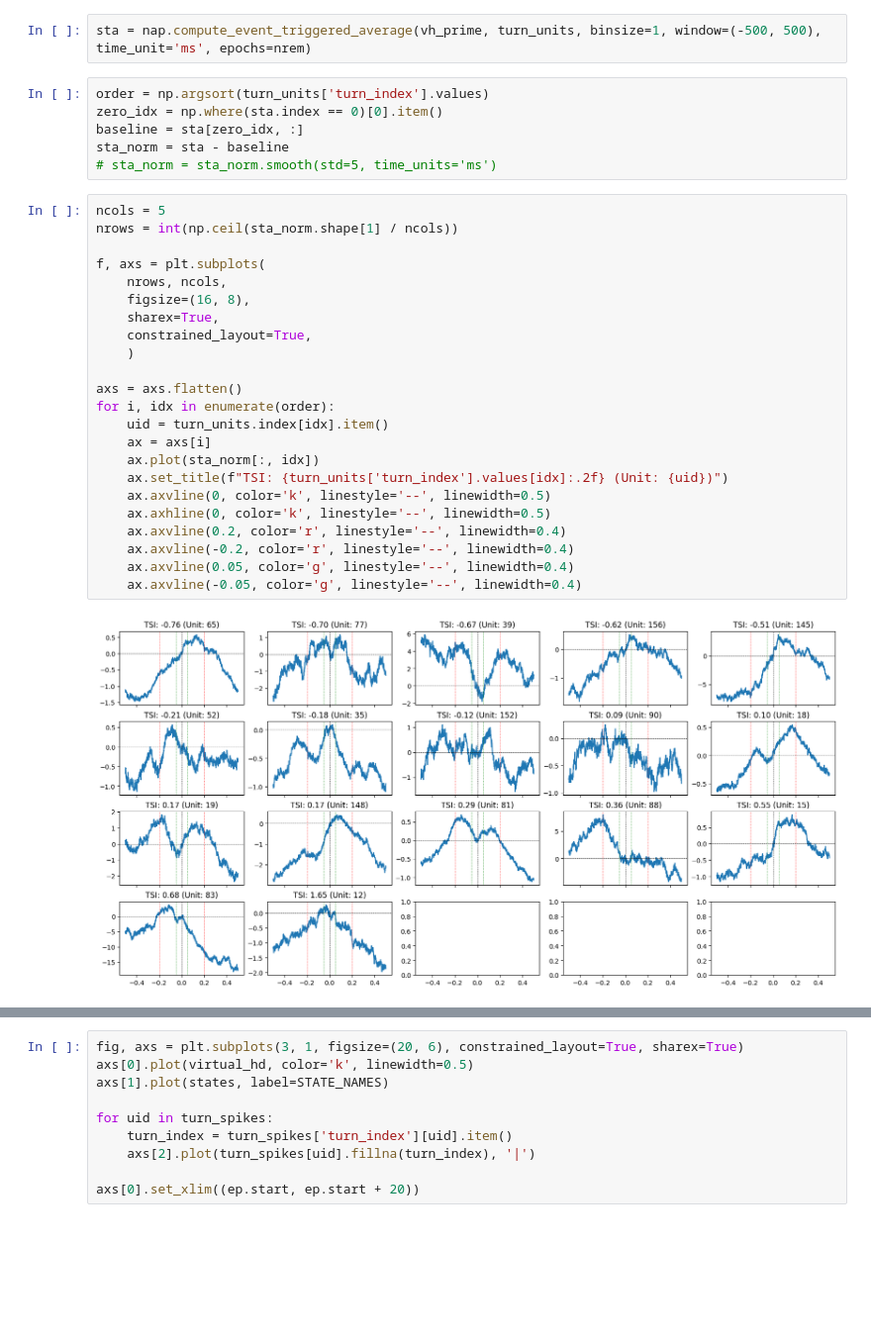
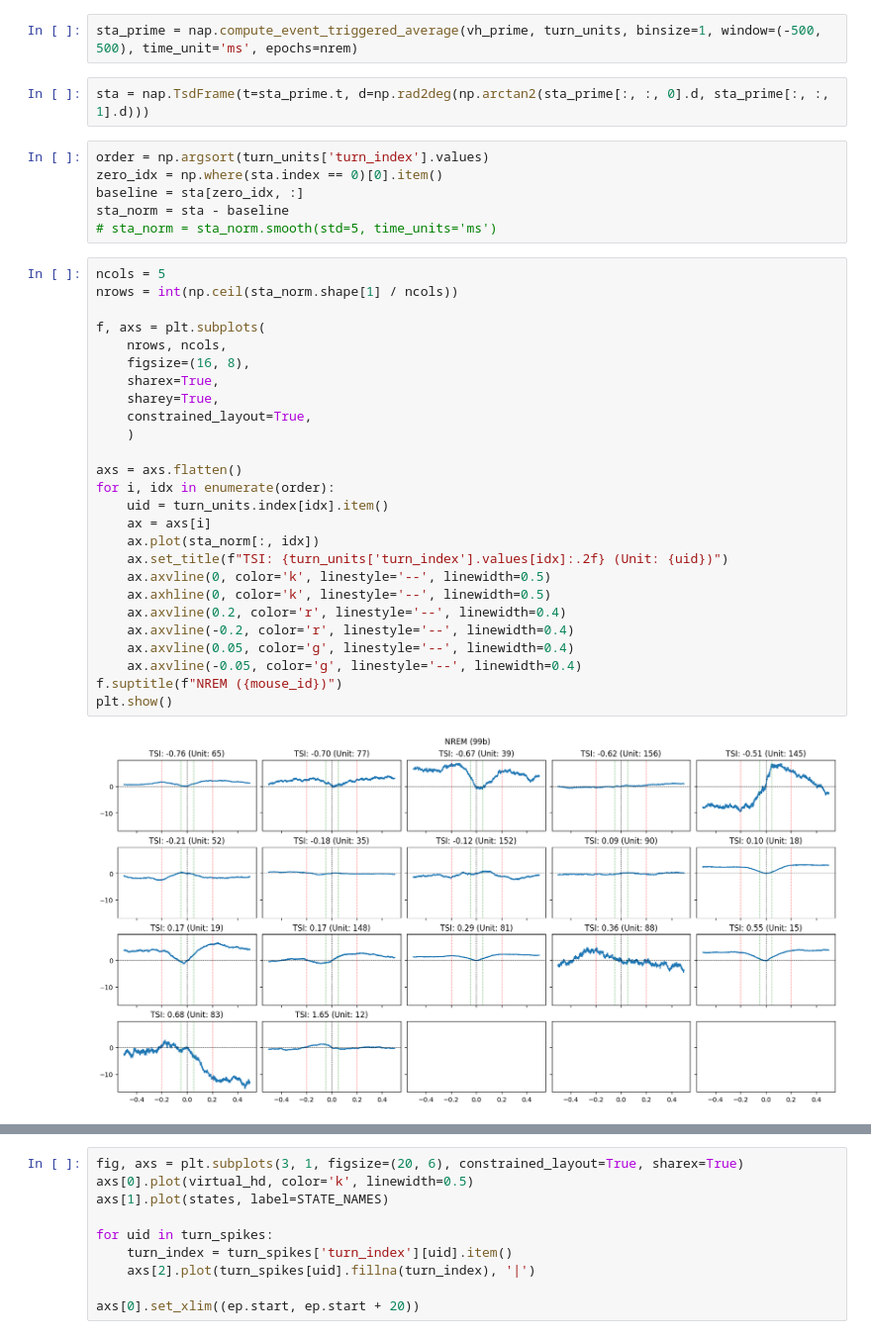
Before and after one commit to Senzai-Lab/nrem_analysis, a Jupyter notebook: notebooks/dual_recordings/sta.ipynb, the cells around one changed output, grey strips where cells are left out. Shown at 99% size. Cells and saved outputs as stored; diff of their text form; blank space fills up the shorter version.

```diff
--- a/notebooks/dual_recordings/sta.ipynb
+++ b/notebooks/dual_recordings/sta.ipynb
@@ -53,7 +53,9 @@ Time (s)       sin_hd     cos_hd
 40887.9995  -0.930441   0.366441
 dtype: float64, shape: (11796000, 2)
 # %%
-sta = nap.compute_event_triggered_average(vh_prime, turn_units, binsize=1, window=(-500, 500), time_unit='ms', epochs=nrem)
+sta_prime = nap.compute_event_triggered_average(vh_prime, turn_units, binsize=1, window=(-500, 500), time_unit='ms', epochs=nrem)
+# %%
+sta = nap.TsdFrame(t=sta_prime.t, d=np.rad2deg(np.arctan2(sta_prime[:, :, 0].d, sta_prime[:, :, 1].d)))
 # %%
 order = np.argsort(turn_units['turn_index'].values)
 zero_idx = np.where(sta.index == 0)[0].item()
@@ -63,25 +65,28 @@ sta_norm = sta - baseline
 # %%
 ncols = 5
 nrows = int(np.ceil(sta_norm.shape[1] / ncols))
 
 f, axs = plt.subplots(
     nrows, ncols,
     figsize=(16, 8),
     sharex=True,
+    sharey=True,
     constrained_layout=True,
     )
 
 axs = axs.flatten()
 for i, idx in enumerate(order):
     uid = turn_units.index[idx].item()
     ax = axs[i]
     ax.plot(sta_norm[:, idx])
     ax.set_title(f"TSI: {turn_units['turn_index'].values[idx]:.2f} (Unit: {uid})")
     ax.axvline(0, color='k', linestyle='--', linewidth=0.5)
     ax.axhline(0, color='k', linestyle='--', linewidth=0.5)
     ax.axvline(0.2, color='r', linestyle='--', linewidth=0.4)
     ax.axvline(-0.2, color='r', linestyle='--', linewidth=0.4)
     ax.axvline(0.05, color='g', linestyle='--', linewidth=0.4)
     ax.axvline(-0.05, color='g', linestyle='--', linewidth=0.4)
+f.suptitle(f"NREM ({mouse_id})")
+plt.show()
 # %% [output]
-[figure, old version]
+[figure, new version]
```
Also changed, not shown: parts of 3 cells of this notebook.
